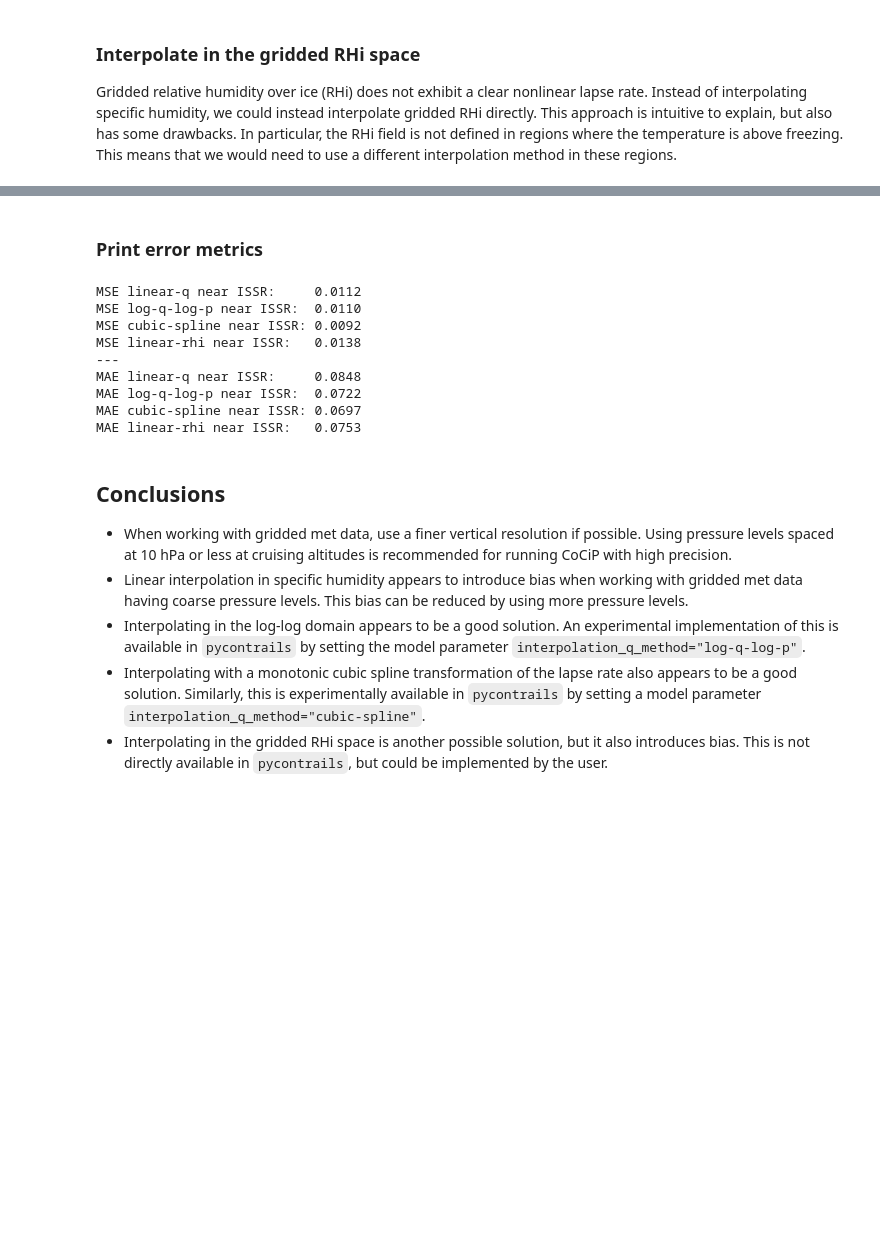
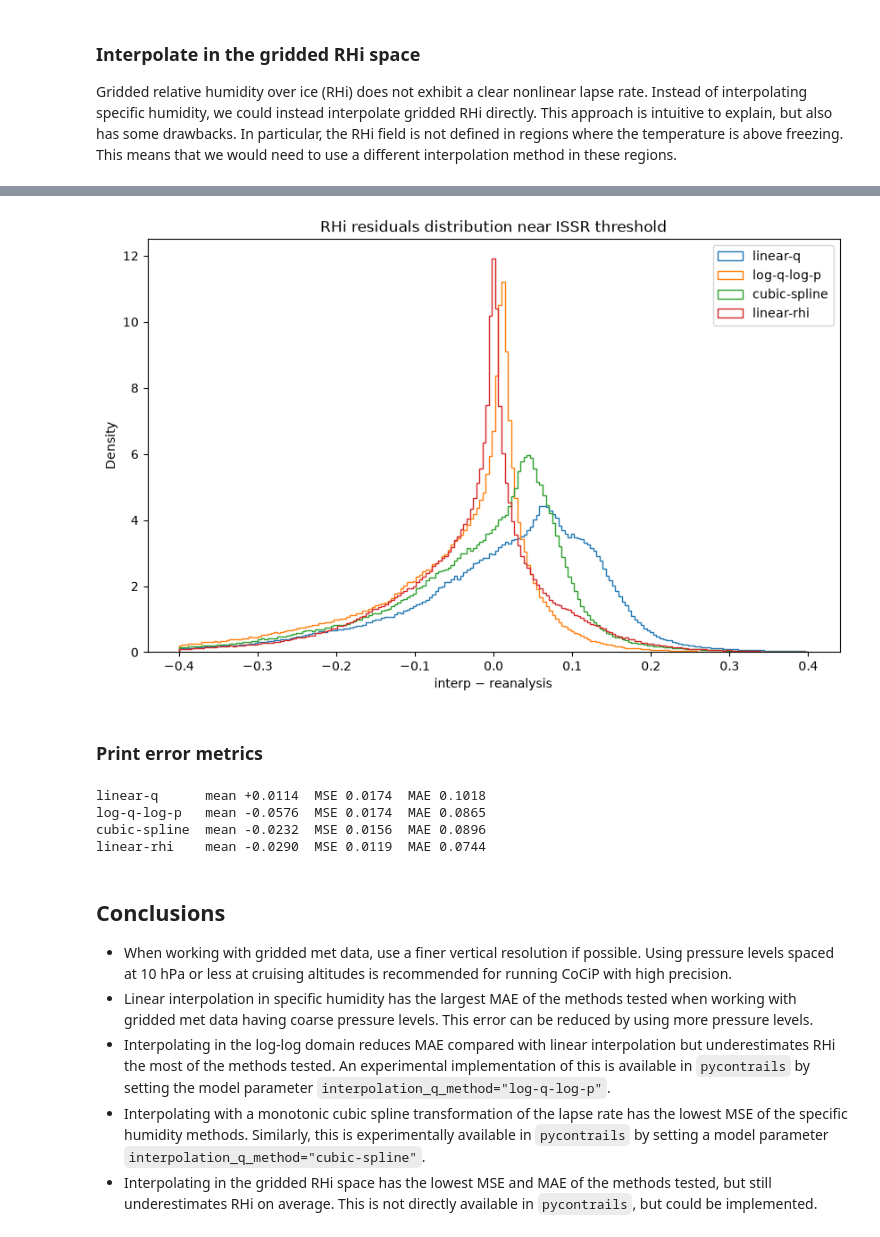
Before and after one commit to contrailcirrus/pycontrails, a Jupyter notebook: docs/notebooks/specific-humidity-interpolation.ipynb, the cells around one changed output, grey strips where cells are left out. Saved outputs shown, nothing was run; the diff lists cells and outputs as text; code cells hidden in the pictures; blank space fills up the shorter version.

```diff
--- a/docs/notebooks/specific-humidity-interpolation.ipynb
+++ b/docs/notebooks/specific-humidity-interpolation.ipynb
@@ -371,30 +302,43 @@ ax.legend();
+# %%
+# Select points near ISSRs on 250 and 300 hPa
+rhi_inputs = ds_coarse["rhi"].sel(level=[250, 300]).max("level")
+cond = (rhi_inputs > 0.9).broadcast_like(rhi_true)
+
+residuals = {
+    "linear-q": (linear_q - rhi_true).values[cond],
+    "log-q-log-p": (log_q_log_p - rhi_true).values[cond],
+    "cubic-spline": (cubic_spline - rhi_true).values[cond],
+    "linear-rhi": (linear_rhi - rhi_true).values[cond],
+}
+
+fig, ax = plt.subplots(figsize=(10, 6))
+bins = np.linspace(-0.4, 0.4, 200)
+for label, r in residuals.items():
+    ax.hist(r, bins=bins, density=True, histtype="step", label=label)
+
+ax.set_title("RHi residuals distribution near ISSR threshold")
+ax.set_xlabel("interp $-$ reanalysis")
+ax.set_ylabel("Density")
+ax.legend();
+# %% [output]
+[figure, added]
 # %% [markdown]
 ### Print error metrics
-# %%
-print(f"MSE linear-q near ISSR:     {np.mean((rhi_true - linear_q).values[cond] ** 2):.4f}")
-print(f"MSE log-q-log-p near ISSR:  {np.mean((rhi_true - log_q_log_p).values[cond] ** 2):.4f}")
-print(f"MSE cubic-spline near ISSR: {np.mean((rhi_true - cubic_spline).values[cond] ** 2):.4f}")
-print(f"MSE linear-rhi near ISSR:   {np.mean((rhi_true - linear_rhi).values[cond] ** 2):.4f}")
-print("---")
-print(f"MAE linear-q near ISSR:     {np.mean(np.abs(rhi_true - linear_q).values[cond]):.4f}")
-print(f"MAE log-q-log-p near ISSR:  {np.mean(np.abs(rhi_true - log_q_log_p).values[cond]):.4f}")
-print(f"MAE cubic-spline near ISSR: {np.mean(np.abs(rhi_true - cubic_spline).values[cond]):.4f}")
-print(f"MAE linear-rhi near ISSR:   {np.mean(np.abs(rhi_true - linear_rhi).values[cond]):.4f}")
-# %% [output]
-MSE linear-q near ISSR:     0.0112
-MSE log-q-log-p near ISSR:  0.0110
-MSE cubic-spline near ISSR: 0.0092
-MSE linear-rhi near ISSR:   0.0138
----
-MAE linear-q near ISSR:     0.0848
-MAE log-q-log-p near ISSR:  0.0722
-MAE cubic-spline near ISSR: 0.0697
-MAE linear-rhi near ISSR:   0.0753
+# %%
+for label, r in residuals.items():
+    print(
+        f"{label:<13} mean {np.mean(r):+.4f}  MSE {np.mean(r**2):.4f}  MAE {np.mean(np.abs(r)):.4f}"
+    )
+# %% [output]
+linear-q      mean +0.0114  MSE 0.0174  MAE 0.1018
+log-q-log-p   mean -0.0576  MSE 0.0174  MAE 0.0865
+cubic-spline  mean -0.0232  MSE 0.0156  MAE 0.0896
+linear-rhi    mean -0.0290  MSE 0.0119  MAE 0.0744
 # %% [markdown]
 ## Conclusions
 
 - When working with gridded met data, use a finer vertical resolution if possible. Using pressure levels spaced at 10 hPa or less at cruising altitudes is recommended for running CoCiP with high precision.
-- Linear interpolation in specific humidity appears to introduce bias when working with gridded met data having coarse pressure levels. This bias can be reduced by using more pressure levels.
-- Interpolating in the log-log domain appears to be a good solution. An experimental implementation of this is available in `pycontrails` by setting the model parameter `interpolation_q_method="log-q-log-p"`.
-- Interpolating with a monotonic cubic spline transformation of the lapse rate also appears to be a good solution. Similarly, this is experimentally available in `pycontrails` by setting a model parameter `interpolation_q_method="cubic-spline"`.
-- Interpolating in the gridded RHi space is another possible solution, but it also introduces bias. This is not directly available in `pycontrails`, but could be implemented by the user.
+- Linear interpolation in specific humidity has the largest MAE of the methods tested when working with gridded met data having coarse pressure levels. This error can be reduced by using more pressure levels.
+- Interpolating in the log-log domain reduces MAE compared with linear interpolation but underestimates RHi the most of the methods tested. An experimental implementation of this is available in `pycontrails` by setting the model parameter `interpolation_q_method="log-q-log-p"`.
+- Interpolating with a monotonic cubic spline transformation of the lapse rate has the lowest MSE of the specific humidity methods. Similarly, this is experimentally available in `pycontrails` by setting a model parameter `interpolation_q_method="cubic-spline"`.
+- Interpolating in the gridded RHi space has the lowest MSE and MAE of the methods tested, but still underestimates RHi on average. This is not directly available in `pycontrails`, but could be implemented.
```
Also changed, not shown: parts of 14 cells of this notebook, 1 other file.
